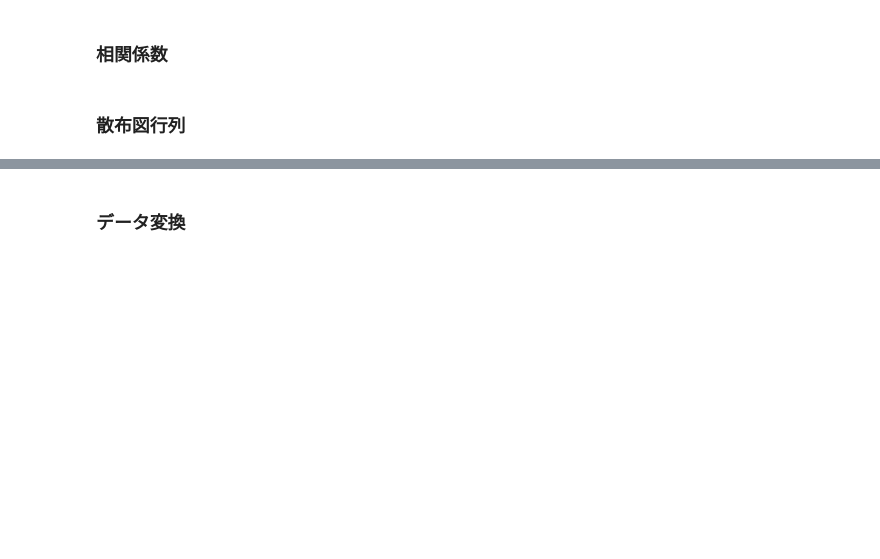
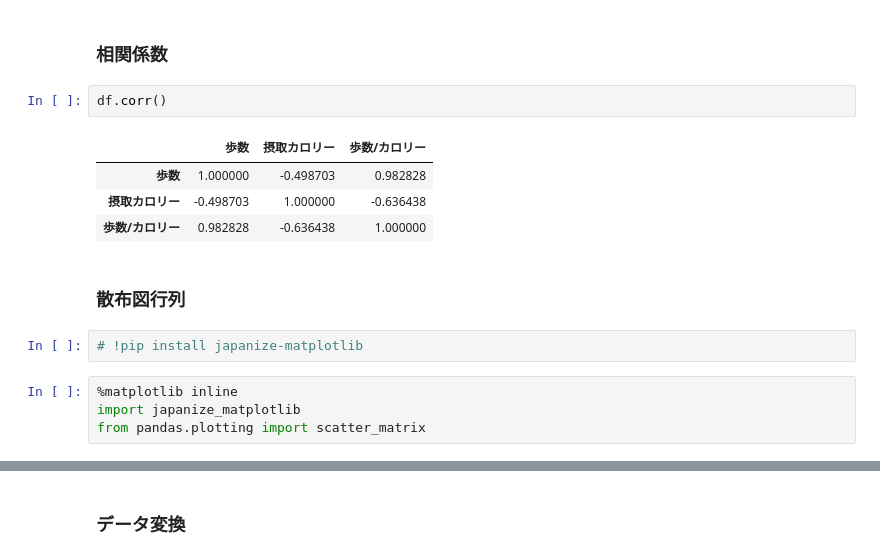
Before and after one commit to ysdrich-lab/python-notebook, a Jupyter notebook: Chapter4-2.ipynb, the cells around one changed output, grey strips where cells are left out. Saved outputs shown, nothing was run; the diff lists cells and outputs as text; blank space fills up the shorter version.

```diff
--- a/Chapter4-2.ipynb
+++ b/Chapter4-2.ipynb
@@ -600,4 +351,17 @@ df_moved.to_pickle('data/df_201704moved.pickle')
 # %% [markdown]
 ### 相関係数
+# %%
+df.corr()
+# %% [output]
+|  | 歩数 | 摂取カロリー | 歩数/カロリー |
+| 歩数 | 1.000000 | -0.498703 | 0.982828 |
+| 摂取カロリー | -0.498703 | 1.000000 | -0.636438 |
+| 歩数/カロリー | 0.982828 | -0.636438 | 1.000000 |
 # %% [markdown]
 ### 散布図行列
+# %%
+# !pip install japanize-matplotlib
+# %%
+%matplotlib inline
+import japanize_matplotlib
+from pandas.plotting import scatter_matrix
```
Also changed, not shown: parts of 74 cells of this notebook, 3 other files.
